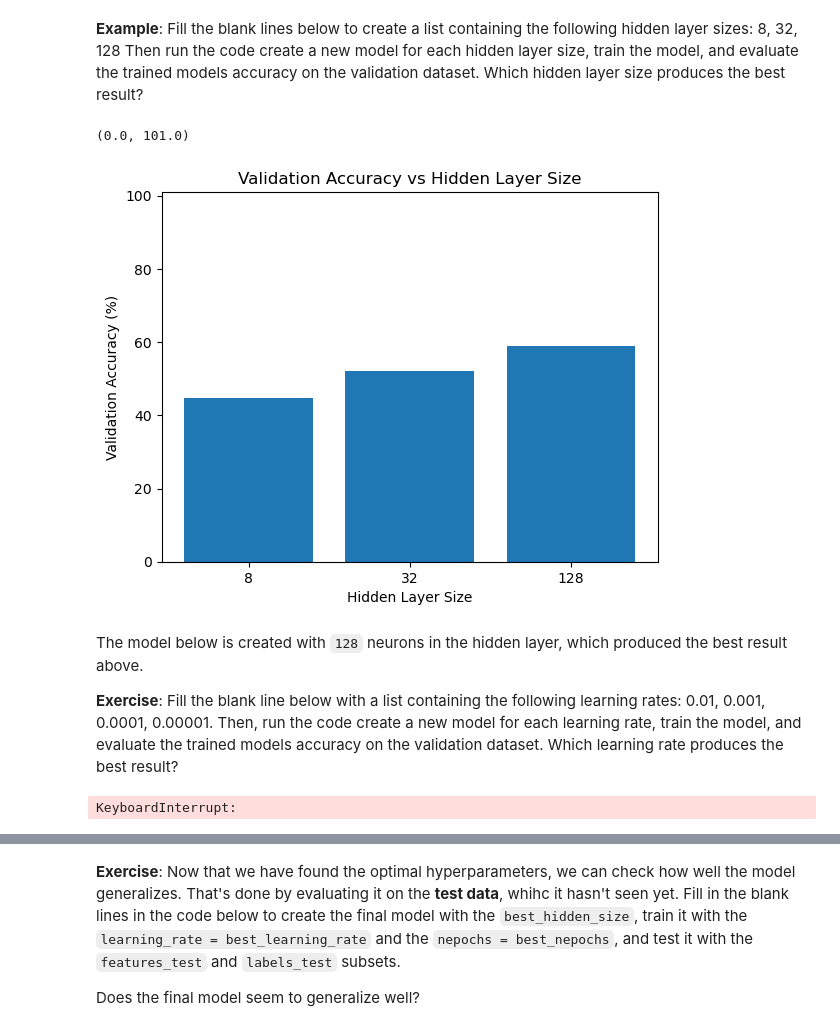
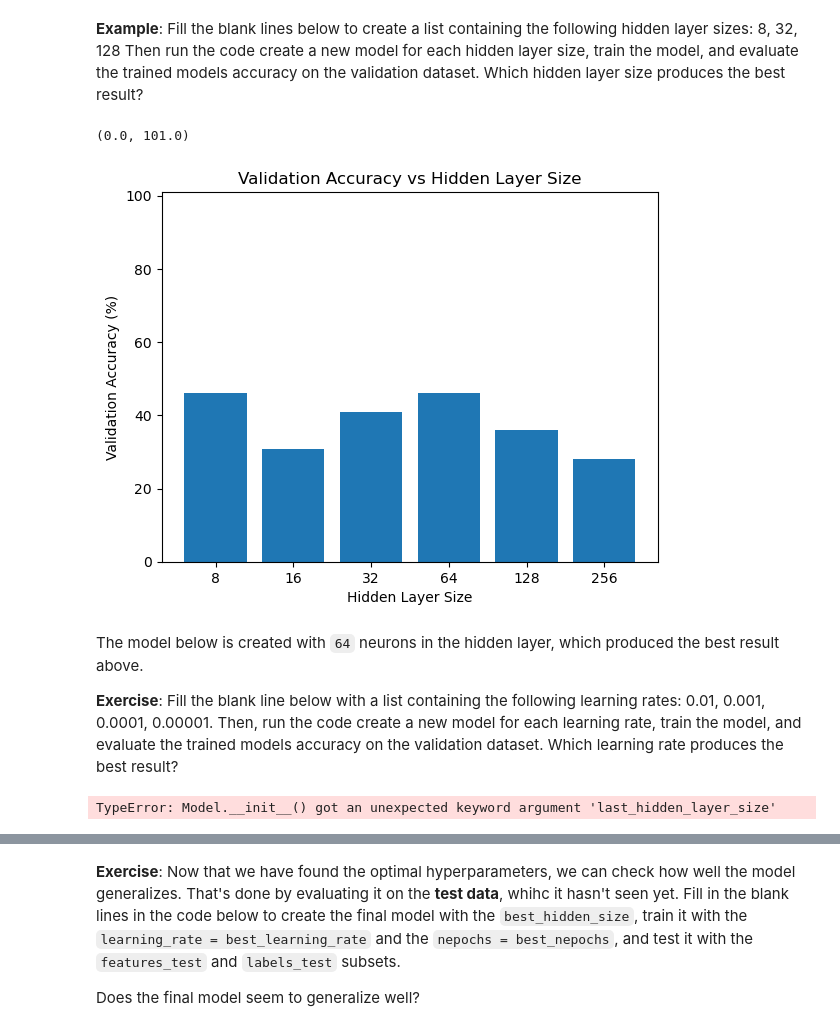
Before and after one commit to atleer/intro-to-deep-learning-dev, a Jupyter notebook: Day02/08_train_test_splitting_and_hyperparameter_tuning.ipynb/08_train_test_splitting_and_hyperparameter_tuning.ipynb, the cells around one changed output, grey strips where cells are left out. Drawn from its saved outputs; the diff is of its cells as text; code cells hidden in the pictures.

```diff
--- a/Day02/08_train_test_splitting_and_hyperparameter_tuning.ipynb/08_train_test_splitting_and_hyperparameter_tuning.ipynb
+++ b/Day02/08_train_test_splitting_and_hyperparameter_tuning.ipynb/08_train_test_splitting_and_hyperparameter_tuning.ipynb
@@ -23,7 +23,7 @@ from torch.utils.data import Dataset, DataLoader, TensorDataset, random_split
 # %% [markdown]
 ### Utility Functions
 # %%
-def train(model: nn.Module, features_train: torch.Tensor, labels_train: torch.Tensor, nepochs:int = 20, learning_rate: float = 0.001) -> None:
+def train(model: nn.Module, features_train: torch.Tensor, labels_train: torch.Tensor, nepochs:int = 10, learning_rate: float = 0.001) -> None:
 
     optimizer = torch.optim.Adam(model.parameters(), lr = learning_rate)
 
@@ -257,17 +256,0 @@ labels_train, labels_val, labels_test = labels_train.dataset, labels_val.dataset
-# %%
-n_cells = 1268
-n_classes = 3
-
-# define model with two fully connected layers and one ReLU layer between them
-class Model(nn.Module):
-    def __init__(self, hidden_layer_size = 32):
-        super().__init__()
-
-        self.fc1 = nn.Linear(n_cells, hidden_layer_size)
-        self.relu = nn.ReLU()
-        self.fc2 = nn.Linear(hidden_layer_size, n_classes)
-
-    def forward(self, x):
-        out1 = self.fc1(x)
-        out2 = self.relu(out1)
-        return self.fc2(out2)
@@ -274,36 +278,51 @@ class Model(nn.Module):
+# %%
+# define model with dropout
+class Model(nn.Module):
+    def __init__(self, hidden_layer_size=64, dropout_rate=0.5):
+        super().__init__()
+
+        self.layers = nn.Sequential(
+            nn.Linear(n_cells, hidden_layer_size),
+            nn.ReLU(),
+            nn.Dropout(p=dropout_rate),
+            nn.Linear(hidden_layer_size, n_classes),
+        )
+
+    def forward(self, x):
+        return self.layers(x)
 # %% [markdown]
 #### **Exercises**
 # %% [markdown]
 **Example**: Fill the blank lines below to create a list containing the following hidden layer sizes: 8, 32, 128 Then run the code create a new model for each hidden layer size, train the model, and evaluate the trained models accuracy on the validation dataset. Which hidden layer size produces the best result?
 # %%
 # set hidden layer sizes
-hidden_layer_sizes = ___ # complete this line
-hidden_layer_sizes = [8, 32, 128] # solution
+last_hidden_layer_sizes = ___ # complete this line
+last_hidden_layer_sizes = [8, 16, 32, 64, 128, 256] # solution
 
 accuracies_val = []
-for hidden_layer_size in hidden_layer_sizes:
+for last_hidden_layer_size in last_hidden_layer_sizes:
     # create model
     torch.manual_seed(SEED)
-    model = Model(hidden_layer_size=hidden_layer_size)
+    model = Model(hidden_layer_size=last_hidden_layer_size)
 
     # train the model
     utils.train(model, features_train, labels_train,)
 
     # Calculate validation accuracy
     accuracy_val = utils.calculate_accuracy(model, features_val, labels_val)
     accuracies_val.append(accuracy_val)
 
 # plot results
-plt.bar([str(h) for h in hidden_layer_sizes], accuracies_val)
+plt.bar([str(h) for h in last_hidden_layer_sizes], accuracies_val)
 plt.xlabel('Hidden Layer Size')
 plt.ylabel('Validation Accuracy (%)')
 plt.title('Validation Accuracy vs Hidden Layer Size')
 plt.ylim([0, 101])
 # %% [output]
 (0.0, 101.0)
-[figure, old version]
+[figure, new version]
 # %% [markdown]
-The model below is created with `128` neurons in the hidden layer, which produced the best result above.
+The model below is created with `64` neurons in the hidden layer, which produced the best result above.
 
 **Exercise**: Fill the blank line below with a list containing the following learning rates: 0.01, 0.001, 0.0001, 0.00001. Then, run the code create a new model for each learning rate, train the model, and evaluate the trained models accuracy on the validation dataset. Which learning rate produces the best result?
 # %%
@@ -314,7 +333,7 @@ accuracies_val = []
 for learning_rate in learning_rates:
     # create model
     torch.manual_seed(SEED)
-    model = Model(hidden_layer_size=hidden_layer_size)
+    model = Model(last_hidden_layer_size=32)
 
     # train the model
     utils.train(model, features_train, labels_train, learning_rate=learning_rate)
@@ -330,7 +349,7 @@ plt.ylabel('Validation Accuracy (%)')
 plt.title('Validation Accuracy vs Learning Rate')
 plt.ylim([0, 101])
 # %% [output]
-KeyboardInterrupt:
+TypeError: Model.__init__() got an unexpected keyword argument 'last_hidden_layer_size'
 # %%
 # set learning rates to try out
 learning_rates = [0.01, 0.001, 0.0001, 0.00001] # solution
```
Also changed, not shown: parts of 9 cells of this notebook, 1 other file.
